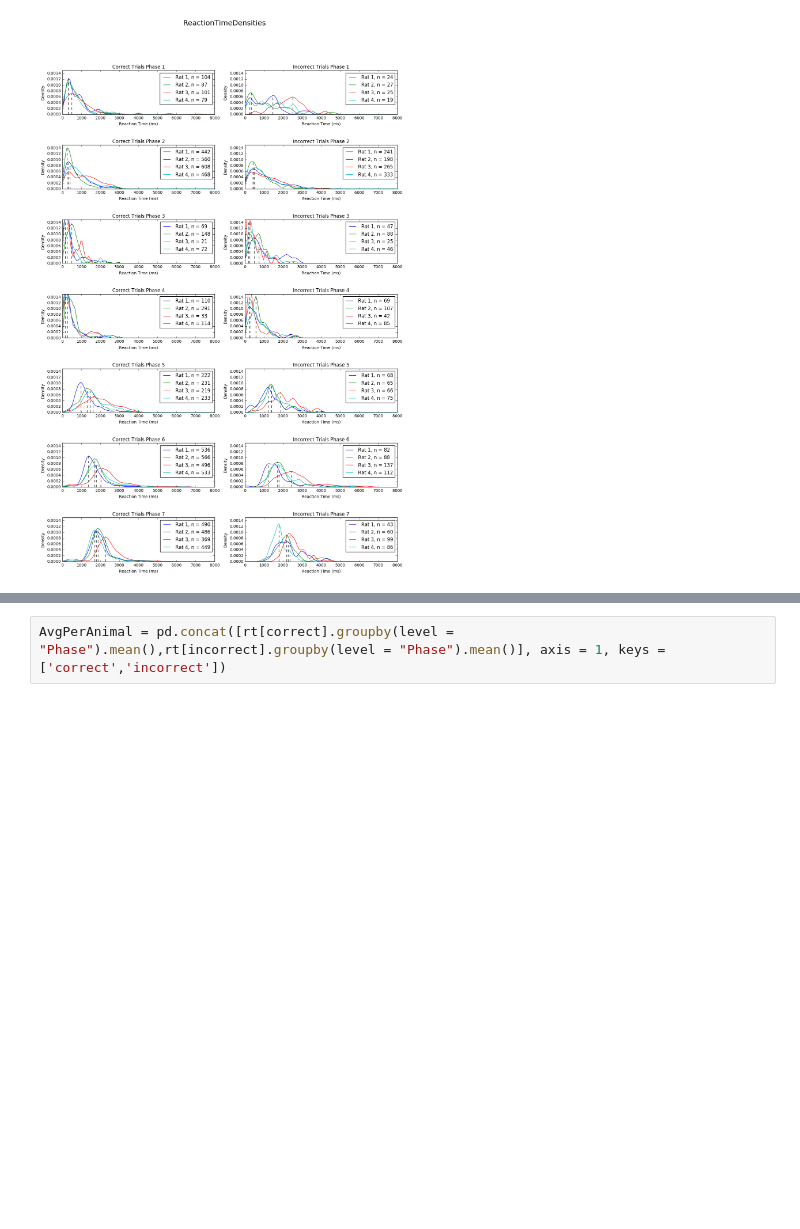
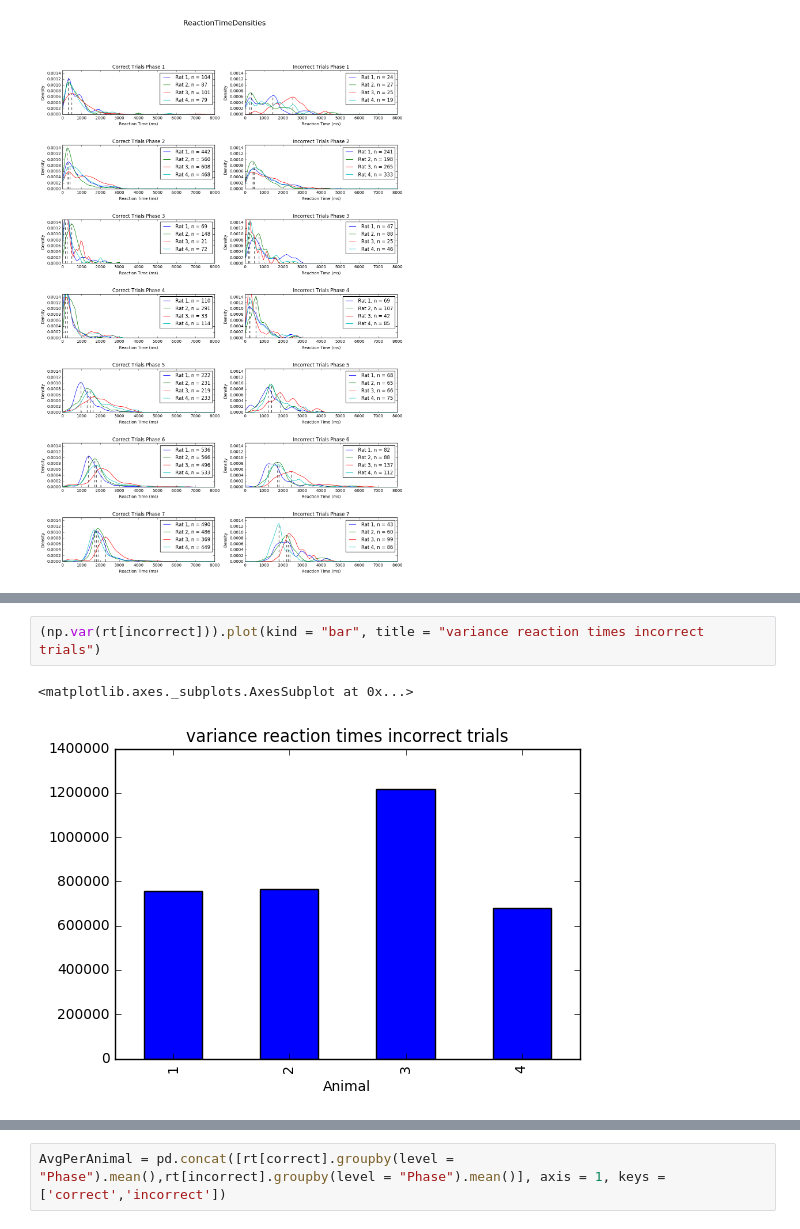
Before and after one commit to estherholleman/An-incremental-training-method-with-automated-extendable-maze-for-training-spatial-behavioral-tasks, a Jupyter notebook: Comparing Reaction Times of Correct and Incorrect Trials.ipynb, the cells around one changed output, grey strips where cells are left out. Cells and saved outputs as stored; diff of their text form; blank space fills up the shorter version.

```diff
--- a/Comparing Reaction Times of Correct and Incorrect Trials.ipynb
+++ b/Comparing Reaction Times of Correct and Incorrect Trials.ipynb
@@ -45,0 +61,5 @@ computeDensityPerPhase(rt, correct, incorrect)
+# %%
+(np.var(rt[incorrect])).plot(kind = "bar", title = "variance reaction times incorrect trials")
+# %% [output]
+<matplotlib.axes._subplots.AxesSubplot at 0x...>
+[figure, added]
```
Also changed, not shown: parts of 37 cells of this notebook.
